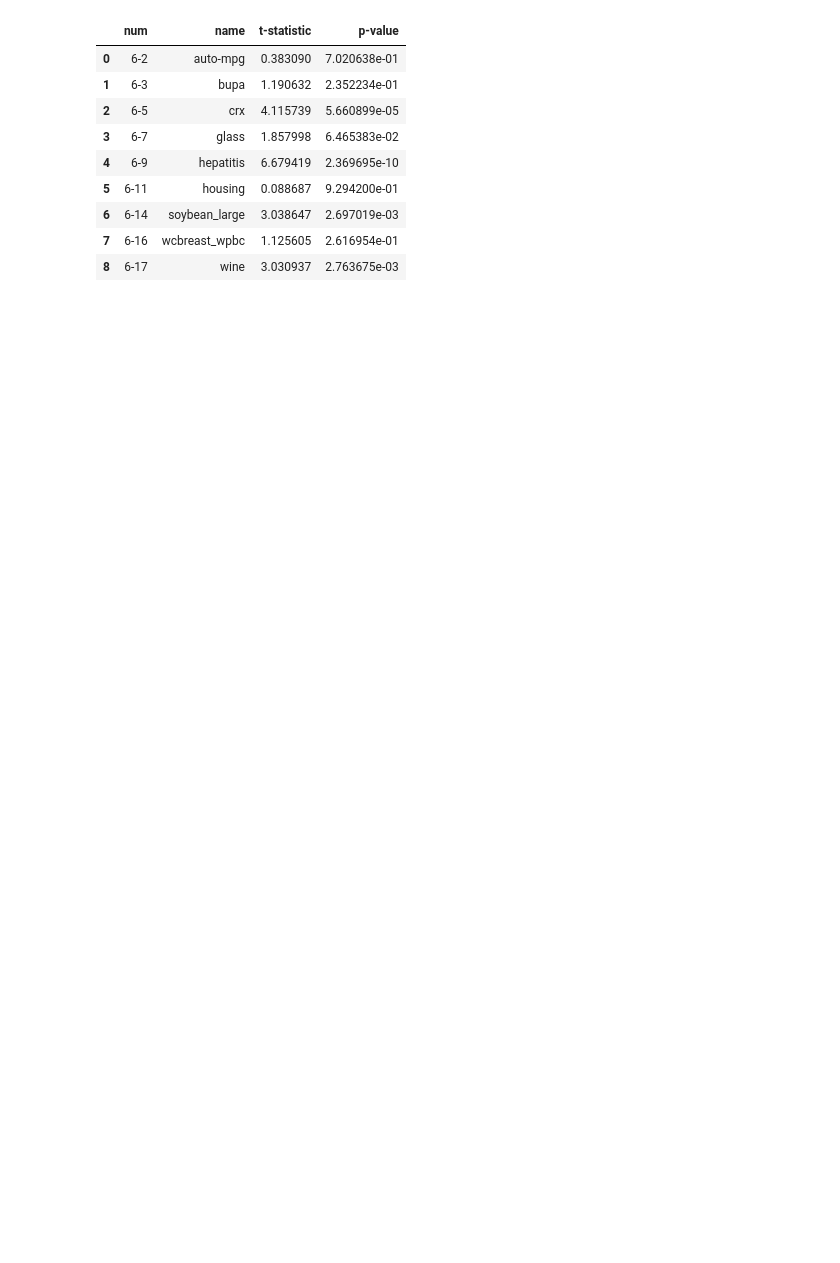
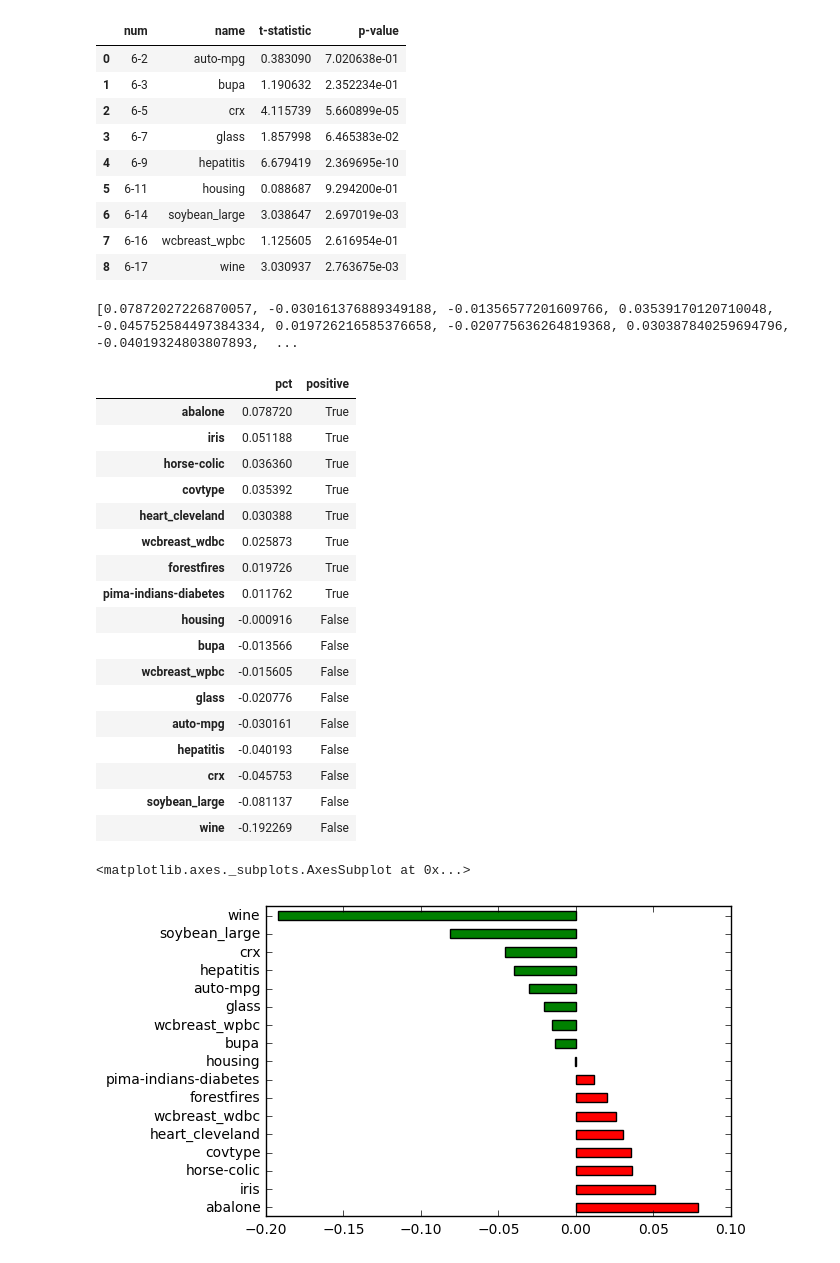
Before and after one commit to jeffheaton/phd-dissertation, a Jupyter notebook: python/dissertation_tables.ipynb, the cells around one changed output. Saved outputs shown, nothing was run; the diff lists cells and outputs as text; code cells hidden in the pictures; blank space fills up the shorter version.

```diff
--- a/python/dissertation_tables.ipynb
+++ b/python/dissertation_tables.ipynb
@@ -244,3 +278,34 @@ ex6_stats.to_csv(os.path.join(path,"diss_ex6_stat.csv"),index=False)
 | 6 | 6-14 | soybean_large | 3.038647 | 2.697019e-03 |
 | 7 | 6-16 | wcbreast_wpbc | 1.125605 | 2.616954e-01 |
 | 8 | 6-17 | wine | 3.030937 | 2.763675e-03 |
+# %%
+pct = ex6_summary['pct'].tolist()
+names = ex6_summary['name'].tolist()
+positive = [x>=0 for x in pct]
+
+print(pct
+r = pd.DataFrame( { 'pct': pct, 'positive': positive  }, index = names )
+r = r.sort(['pct'], ascending=[0])
+r['pct'].plot(kind='barh', color=r['positive'].map({True: 'r', False: 'g'}))
+# %% [output]
+[0.07872027226870057, -0.030161376889349188, -0.01356577201609766, 0.03539170120710048, -0.045752584497384334, 0.019726216585376658, -0.020775636264819368, 0.030387840259694796, -0.04019324803807893,  ...
+|  | pct | positive |
+| abalone | 0.078720 | True |
+| iris | 0.051188 | True |
+| horse-colic | 0.036360 | True |
+| covtype | 0.035392 | True |
+| heart_cleveland | 0.030388 | True |
+| wcbreast_wdbc | 0.025873 | True |
+| forestfires | 0.019726 | True |
+| pima-indians-diabetes | 0.011762 | True |
+| housing | -0.000916 | False |
+| bupa | -0.013566 | False |
+| wcbreast_wpbc | -0.015605 | False |
+| glass | -0.020776 | False |
+| auto-mpg | -0.030161 | False |
+| hepatitis | -0.040193 | False |
+| crx | -0.045753 | False |
+| soybean_large | -0.081137 | False |
+| wine | -0.192269 | False |
+<matplotlib.axes._subplots.AxesSubplot at 0x...>
+[figure, added]
```
Also changed, not shown: parts of 7 cells of this notebook.
